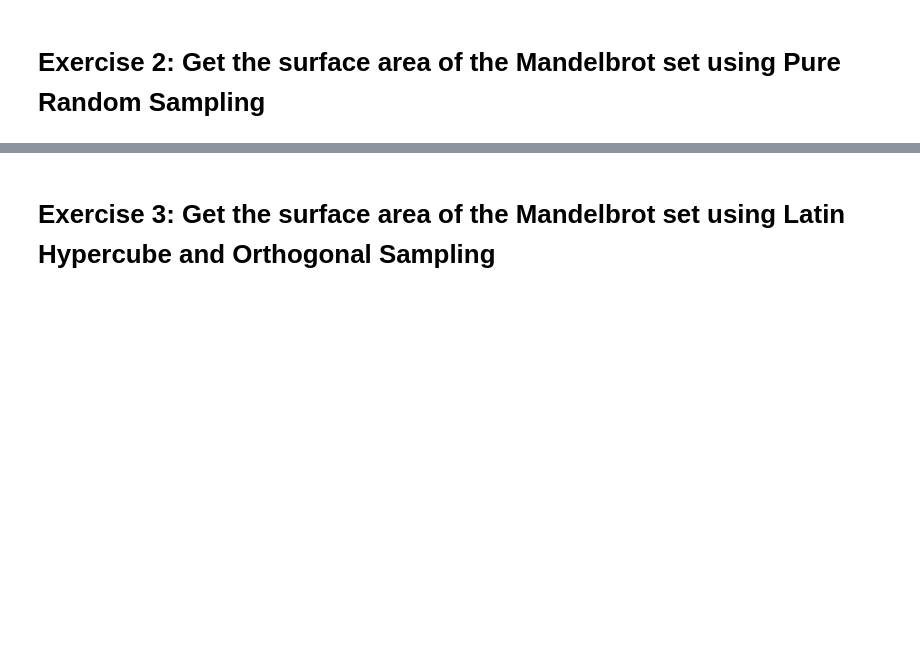
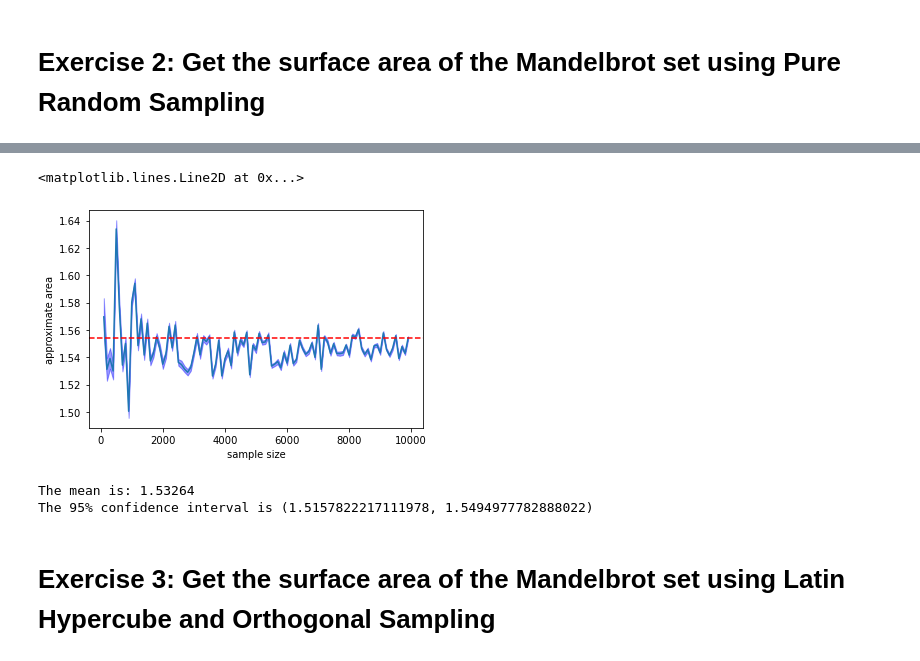
Before and after one commit to ninawagenaar/STSIM, a Jupyter notebook: KarinBrinksma_13919938_NinaWagenaar_11326336_1.ipynb, the cells around one changed output, grey strips where cells are left out. Saved outputs shown, nothing was run; the diff lists cells and outputs as text; code cells hidden in the pictures; blank space fills up the shorter version.

```diff
--- a/KarinBrinksma_13919938_NinaWagenaar_11326336_1.ipynb
+++ b/KarinBrinksma_13919938_NinaWagenaar_11326336_1.ipynb
@@ -176,26 +185,42 @@ KeyboardInterrupt:
 # %%
-samples_sizes = np.arange(100, 20000, 100)
+runs = 50
+s = np.arange(100, 10000, 100)
 i = 100
-areas = []
-for s in samples_sizes:
-    A_i_s = monte_carlo_mandelbrot_set(i, s)
-    areas.append(A_i_s)
+areas = np.empty((len(s), runs))
+
+for idx in range(0, len(s)):
+    for run in range(0, runs):
+        areas[idx][run] = monte_carlo_mandelbrot_set(i, s[idx])
+
+mean_areas = np.mean(areas, axis=1)
+std = np.std(areas, axis=1)
+#95% confidence interval
+ci = 0.05 * std / mean_areas
+
+
+plt.plot(s, mean_areas)
+plt.fill_between(s, (mean_areas-ci), (mean_areas+ci), color='blue', alpha=0.4)
 plt.xlabel("sample size")
 plt.ylabel("approximate area")
-plt.axhline(y = 1.506, color = 'r', linestyle = 'dashed')
-plt.plot(samples_sizes, areas)
+plt.axhline(y = mean_areas[-1], color = 'r', linestyle = 'dashed')
+# %% [output]
+<matplotlib.lines.Line2D at 0x...>
+[figure, added]
 # %%
-samples_for_ci = 100
+runs = 50
 i = 100
-s = 10000
-A_i_s = np.empty(samples_for_ci)
-for sample in range(0, samples_for_ci):
-    A_i_s[sample] = monte_carlo_mandelbrot_set(i, s)
+s = 5000
+A_i_s = np.empty(runs)
+for run in range(0, runs):
+    A_i_s[run] = monte_carlo_mandelbrot_set(i, s)
 mean = np.mean(A_i_s)
 ci = st.t.interval(alpha=0.95, df=len(A_i_s)-1, loc=mean, scale=st.sem(A_i_s))
 
 print("The mean is:", mean)
 print("The 95% confidence interval is", ci)
+# %% [output]
+The mean is: 1.53264
+The 95% confidence interval is (1.5157822217111978, 1.5494977782888022)
 # %% [markdown]
 # Exercise 3: Get the surface area of the Mandelbrot set using Latin Hypercube and Orthogonal Sampling
 # %%
```
Also changed, not shown: parts of 6 cells of this notebook.
